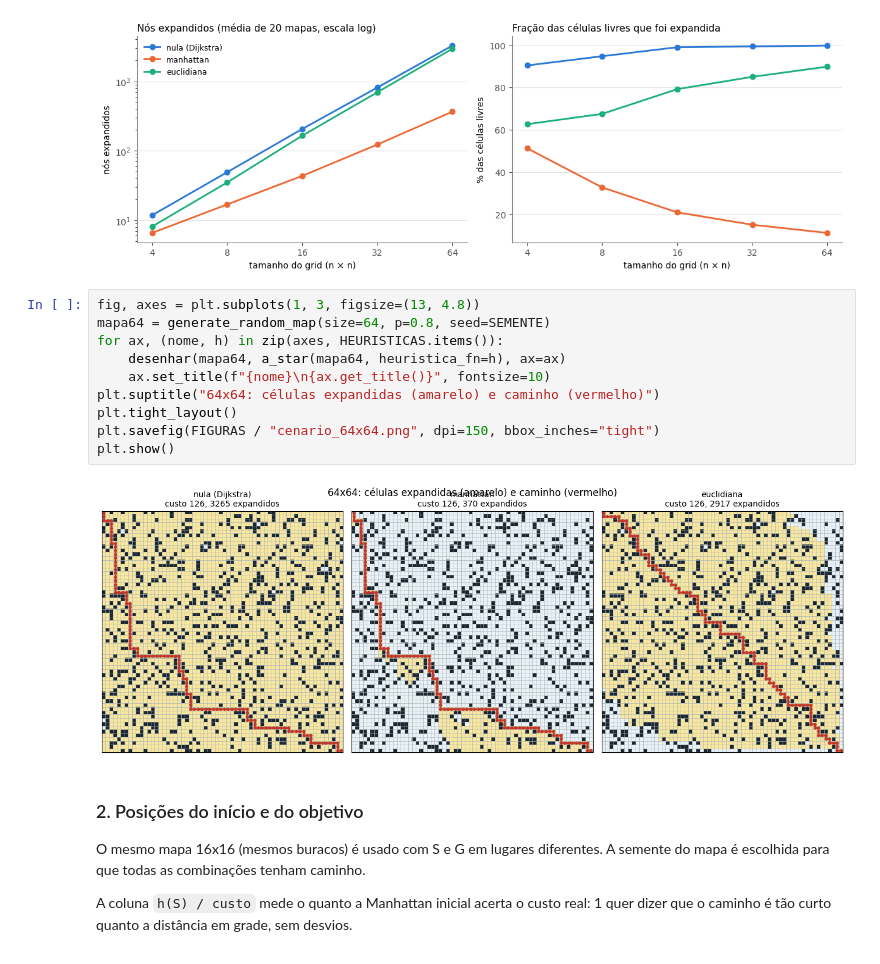
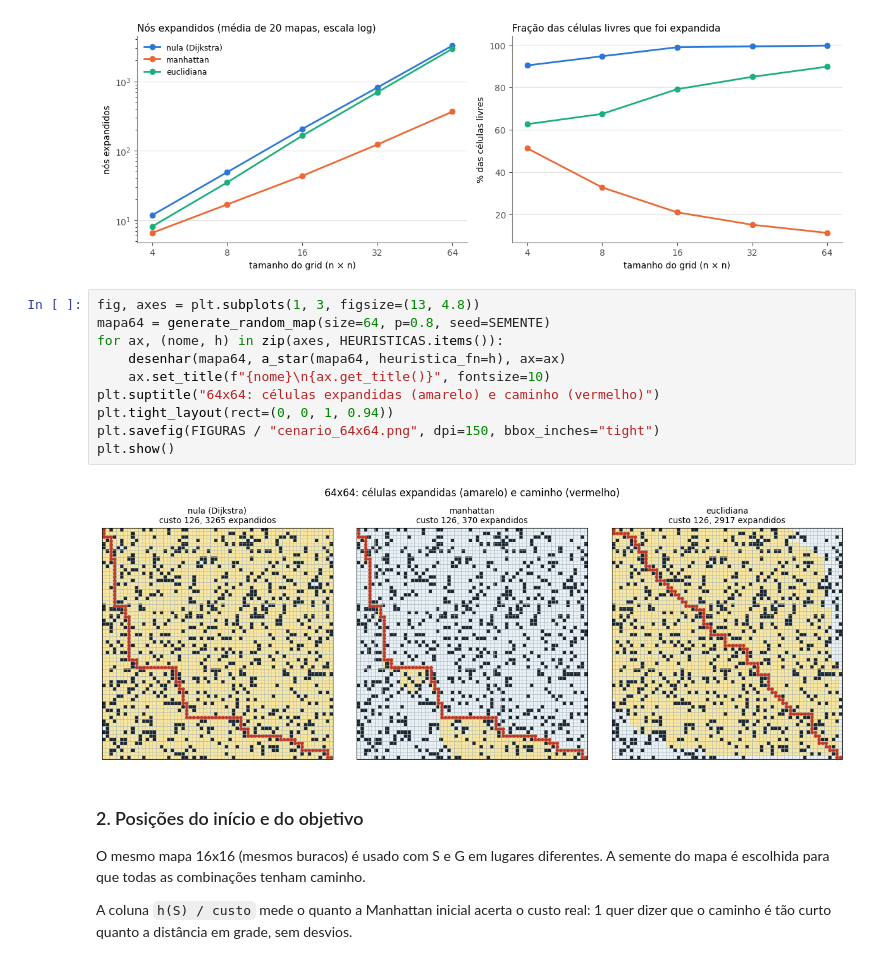
Before and after one commit to ctrindadedev/game-ai-lab, a Jupyter notebook: FrozenLake/frozenlake_astar.ipynb, the cells around one changed output. Cells and saved outputs as stored; diff of their text form.

```diff
--- a/FrozenLake/frozenlake_astar.ipynb
+++ b/FrozenLake/frozenlake_astar.ipynb
@@ -308,15 +308,15 @@ plt.show()
 # %%
 fig, axes = plt.subplots(1, 3, figsize=(13, 4.8))
 mapa64 = generate_random_map(size=64, p=0.8, seed=SEMENTE)
 for ax, (nome, h) in zip(axes, HEURISTICAS.items()):
     desenhar(mapa64, a_star(mapa64, heuristica_fn=h), ax=ax)
     ax.set_title(f"{nome}\n{ax.get_title()}", fontsize=10)
 plt.suptitle("64x64: células expandidas (amarelo) e caminho (vermelho)")
-plt.tight_layout()
+plt.tight_layout(rect=(0, 0, 1, 0.94))
 plt.savefig(FIGURAS / "cenario_64x64.png", dpi=150, bbox_inches="tight")
 plt.show()
 # %% [output]
-[figure, old version]
+[figure, new version]
 # %% [markdown]
 ### 2. Posições do início e do objetivo
 
```
Also changed, not shown: 1 other file.
